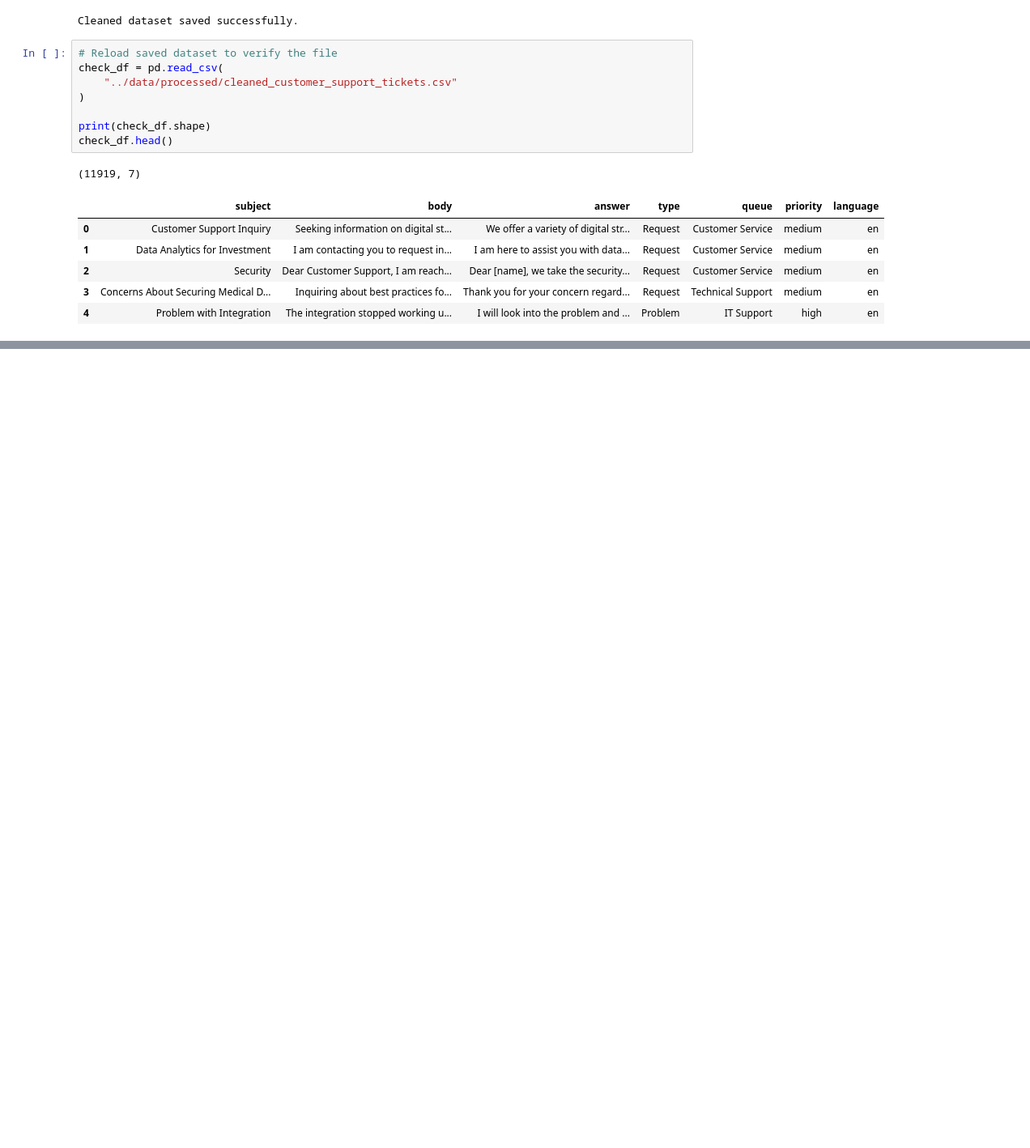
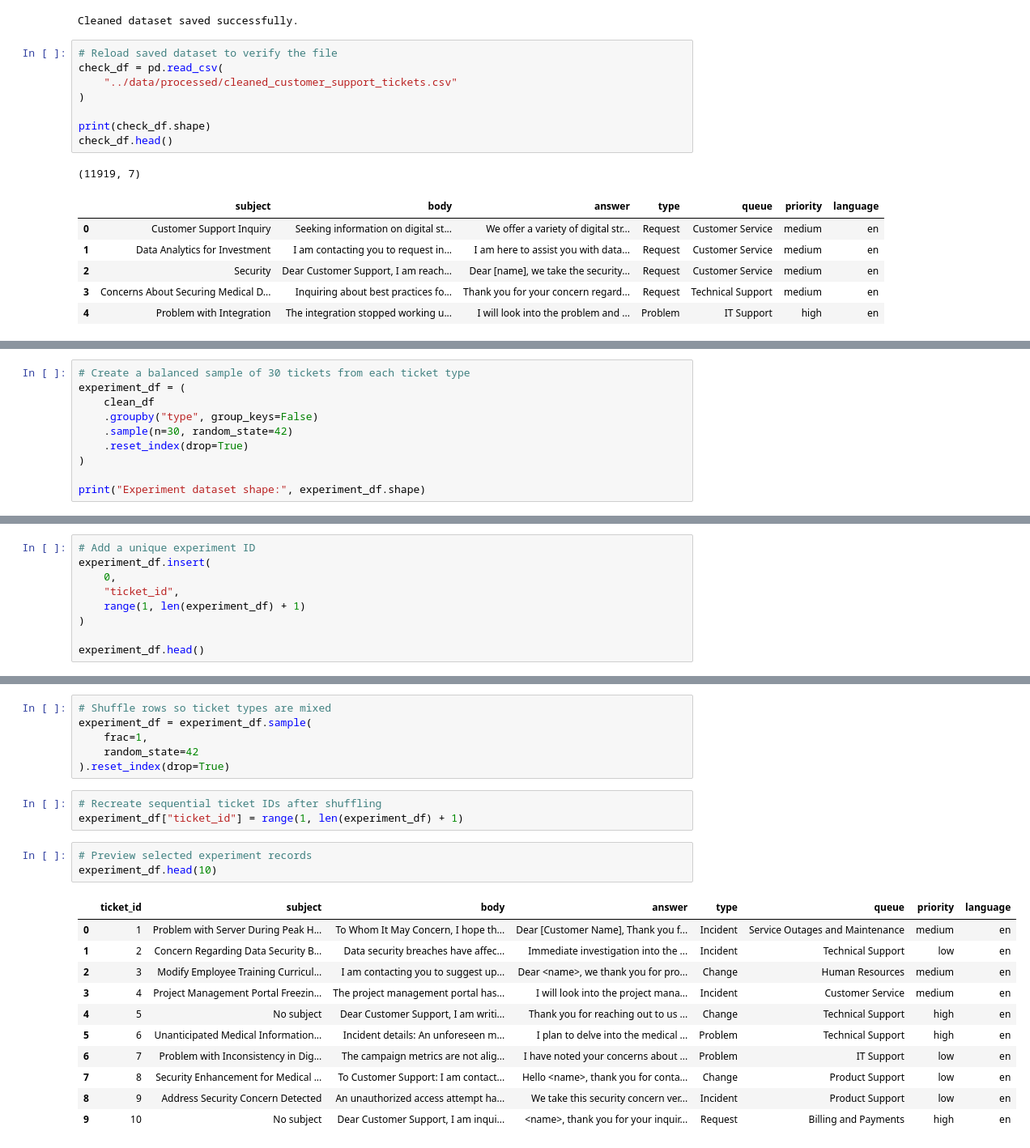
Before and after one commit to Charith-01/Customer-Feedback-Analysis-Using-Prompt-Engineering, a Jupyter notebook: notebooks/02_data_cleaning.ipynb, the cells around one changed output, grey strips where cells are left out. Shown at 81% size. Saved outputs shown, nothing was run; the diff lists cells and outputs as text; blank space fills up the shorter version.

Commit message:
feat: create balanced dataset for prompt experiments

```diff
--- a/notebooks/02_data_cleaning.ipynb
+++ b/notebooks/02_data_cleaning.ipynb
@@ -199,0 +221,10 @@ check_df.head()
+# %%
+# Create a balanced sample of 30 tickets from each ticket type
+experiment_df = (
+    clean_df
+    .groupby("type", group_keys=False)
+    .sample(n=30, random_state=42)
+    .reset_index(drop=True)
+)
+
+print("Experiment dataset shape:", experiment_df.shape)
@@ -199,0 +252,9 @@ check_df.head()
+# %%
+# Add a unique experiment ID
+experiment_df.insert(
+    0,
+    "ticket_id",
+    range(1, len(experiment_df) + 1)
+)
+
+experiment_df.head()
@@ -199,0 +268,24 @@ check_df.head()
+# %%
+# Shuffle rows so ticket types are mixed
+experiment_df = experiment_df.sample(
+    frac=1,
+    random_state=42
+).reset_index(drop=True)
+# %%
+# Recreate sequential ticket IDs after shuffling
+experiment_df["ticket_id"] = range(1, len(experiment_df) + 1)
+# %%
+# Preview selected experiment records
+experiment_df.head(10)
+# %% [output]
+|  | ticket_id | subject | body | answer | type | queue | priority | language |
+| 0 | 1 | Problem with Server During Peak H... | To Whom It May Concern, I hope th... | Dear [Customer Name], Thank you f... | Incident | Service Outages and Maintenance | medium | en |
+| 1 | 2 | Concern Regarding Data Security B... | Data security breaches have affec... | Immediate investigation into the ... | Incident | Technical Support | low | en |
+| 2 | 3 | Modify Employee Training Curricul... | I am contacting you to suggest up... | Dear <name>, we thank you for pro... | Change | Human Resources | medium | en |
+| 3 | 4 | Project Management Portal Freezin... | The project management portal has... | I will look into the project mana... | Incident | Customer Service | medium | en |
+| 4 | 5 | No subject | Dear Customer Support, I am writi... | Thank you for reaching out to us ... | Change | Technical Support | high | en |
+| 5 | 6 | Unanticipated Medical Information... | Incident details: An unforeseen m... | I plan to delve into the medical ... | Problem | Technical Support | high | en |
+| 6 | 7 | Problem with Inconsistency in Dig... | The campaign metrics are not alig... | I have noted your concerns about ... | Problem | IT Support | low | en |
+| 7 | 8 | Security Enhancement for Medical ... | To Customer Support: I am contact... | Hello <name>, thank you for conta... | Change | Product Support | low | en |
+| 8 | 9 | Address Security Concern Detected | An unauthorized access attempt ha... | We take this security concern ver... | Incident | Product Support | low | en |
+| 9 | 10 | No subject | Dear Customer Support, I am inqui... | <name>, thank you for your inquir... | Request | Billing and Payments | high | en |
```
Also changed, not shown: parts of 8 cells of this notebook, 1 other file.
